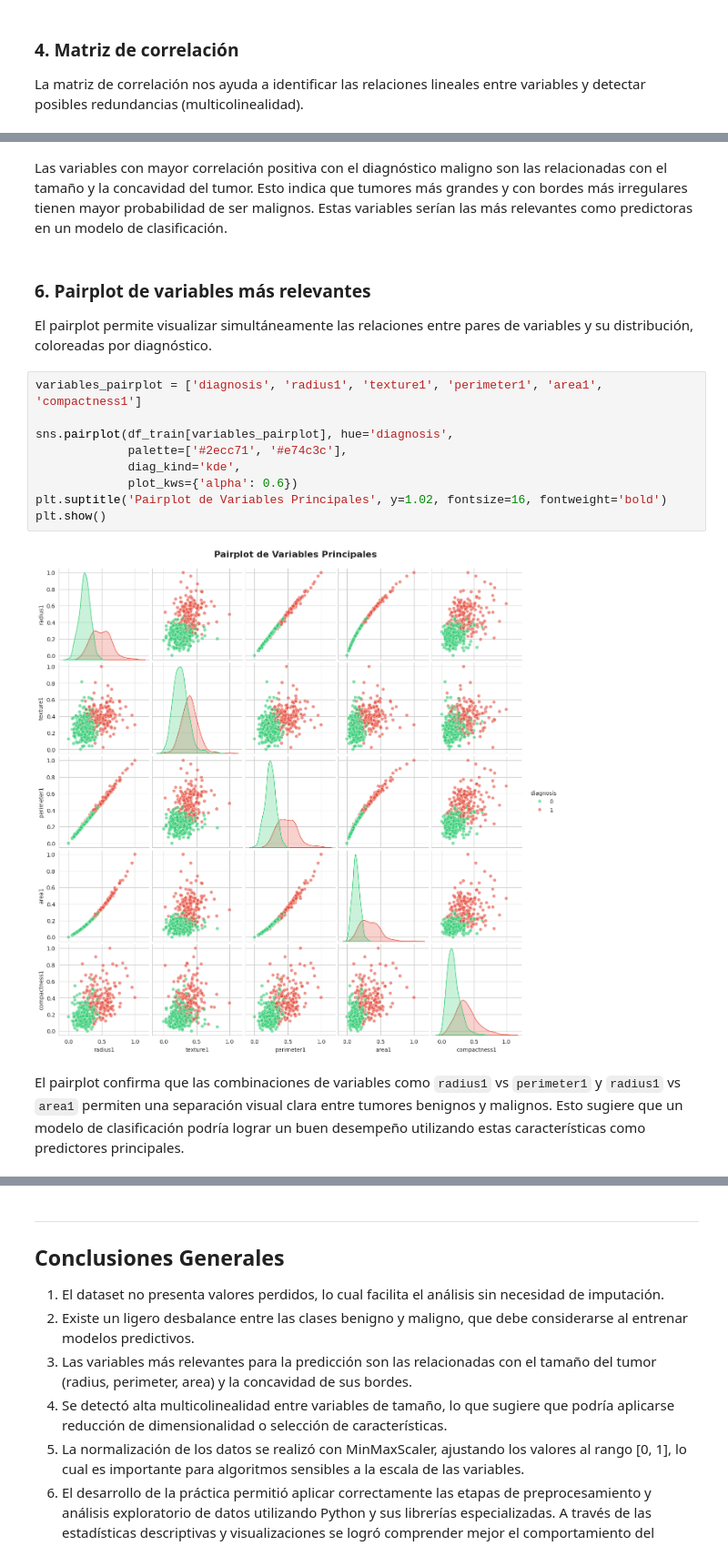
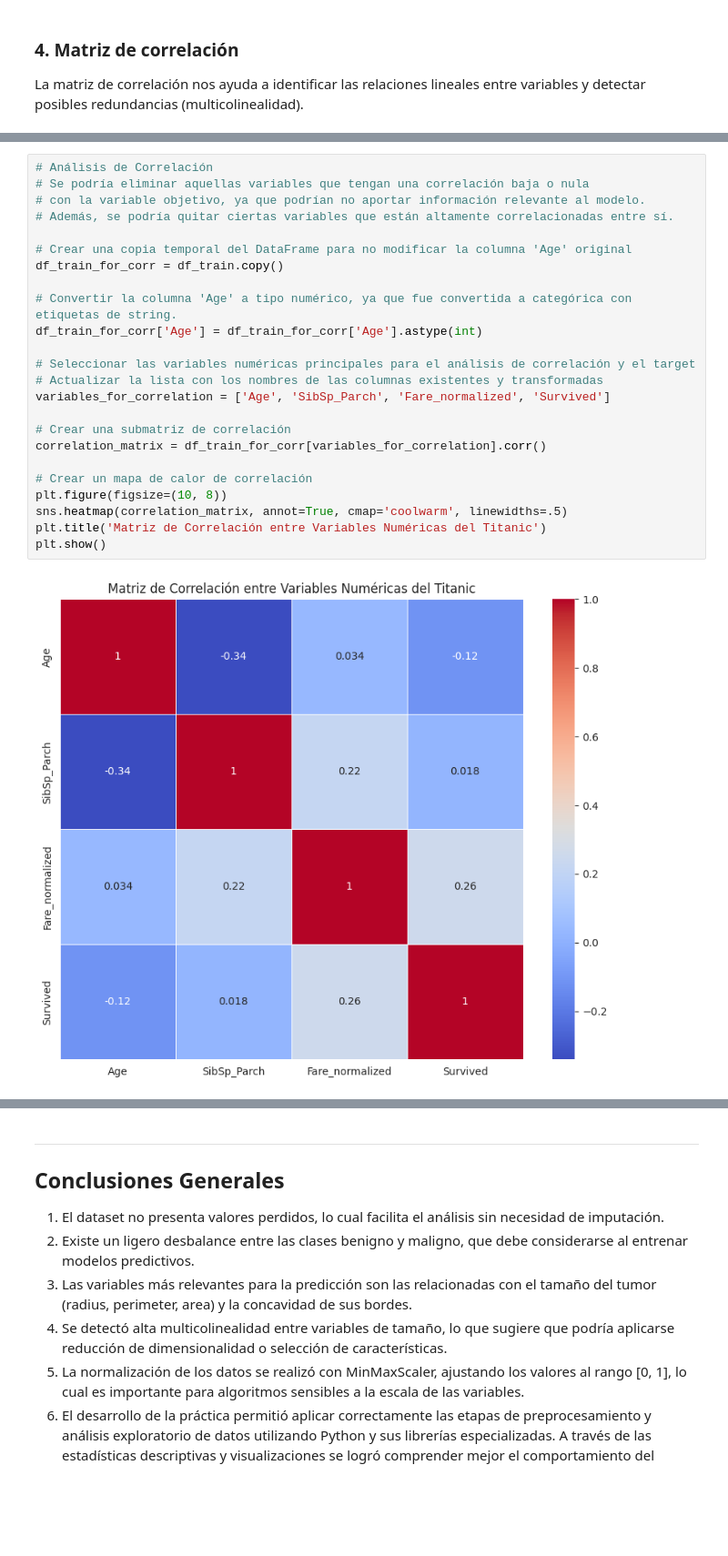
Before and after one commit to Alexander-Luna/UIDE-HERRAMIENTAS-PARA-DATA-SCIENCE, a Jupyter notebook: Semana2/Tarea/titanic.ipynb, the cells around one changed output, grey strips where cells are left out. Shown at 91% size. Saved outputs shown, nothing was run; the diff lists cells and outputs as text; blank space fills up the shorter version.

```diff
--- a/Semana2/Tarea/titanic.ipynb
+++ b/Semana2/Tarea/titanic.ipynb
@@ -323,19 +315,26 @@ Name: diagnosis, dtype: float64
-# %% [markdown]
-Las variables con mayor correlación positiva con el diagnóstico maligno son las relacionadas con el tamaño y la concavidad del tumor. Esto indica que tumores más grandes y con bordes más irregulares tienen mayor probabilidad de ser malignos. Estas variables serían las más relevantes como predictoras en un modelo de clasificación.
-# %% [markdown]
-### 6. Pairplot de variables más relevantes
-
-El pairplot permite visualizar simultáneamente las relaciones entre pares de variables y su distribución, coloreadas por diagnóstico.
-# %%
-variables_pairplot = ['diagnosis', 'radius1', 'texture1', 'perimeter1', 'area1', 'compactness1']
-
-sns.pairplot(df_train[variables_pairplot], hue='diagnosis',
-             palette=['#2ecc71', '#e74c3c'],
-             diag_kind='kde',
-             plot_kws={'alpha': 0.6})
-plt.suptitle('Pairplot de Variables Principales', y=1.02, fontsize=16, fontweight='bold')
-plt.show()
-# %% [output]
-[figure, removed]
-# %% [markdown]
-El pairplot confirma que las combinaciones de variables como `radius1` vs `perimeter1` y `radius1` vs `area1` permiten una separación visual clara entre tumores benignos y malignos. Esto sugiere que un modelo de clasificación podría lograr un buen desempeño utilizando estas características como predictores principales.
+# %%
+# Análisis de Correlación
+# Se podría eliminar aquellas variables que tengan una correlación baja o nula
+# con la variable objetivo, ya que podrían no aportar información relevante al modelo.
+# Además, se podría quitar ciertas variables que están altamente correlacionadas entre sí.
+
+# Crear una copia temporal del DataFrame para no modificar la columna 'Age' original
+df_train_for_corr = df_train.copy()
+
+# Convertir la columna 'Age' a tipo numérico, ya que fue convertida a categórica con etiquetas de string.
+df_train_for_corr['Age'] = df_train_for_corr['Age'].astype(int)
+
+# Seleccionar las variables numéricas principales para el análisis de correlación y el target
+# Actualizar la lista con los nombres de las columnas existentes y transformadas
+variables_for_correlation = ['Age', 'SibSp_Parch', 'Fare_normalized', 'Survived']
+
+# Crear una submatriz de correlación
+correlation_matrix = df_train_for_corr[variables_for_correlation].corr()
+
+# Crear un mapa de calor de correlación
+plt.figure(figsize=(10, 8))
+sns.heatmap(correlation_matrix, annot=True, cmap='coolwarm', linewidths=.5)
+plt.title('Matriz de Correlación entre Variables Numéricas del Titanic')
+plt.show()
+# %% [output]
+[figure, added]
```
Also changed, not shown: parts of 35 cells of this notebook.
